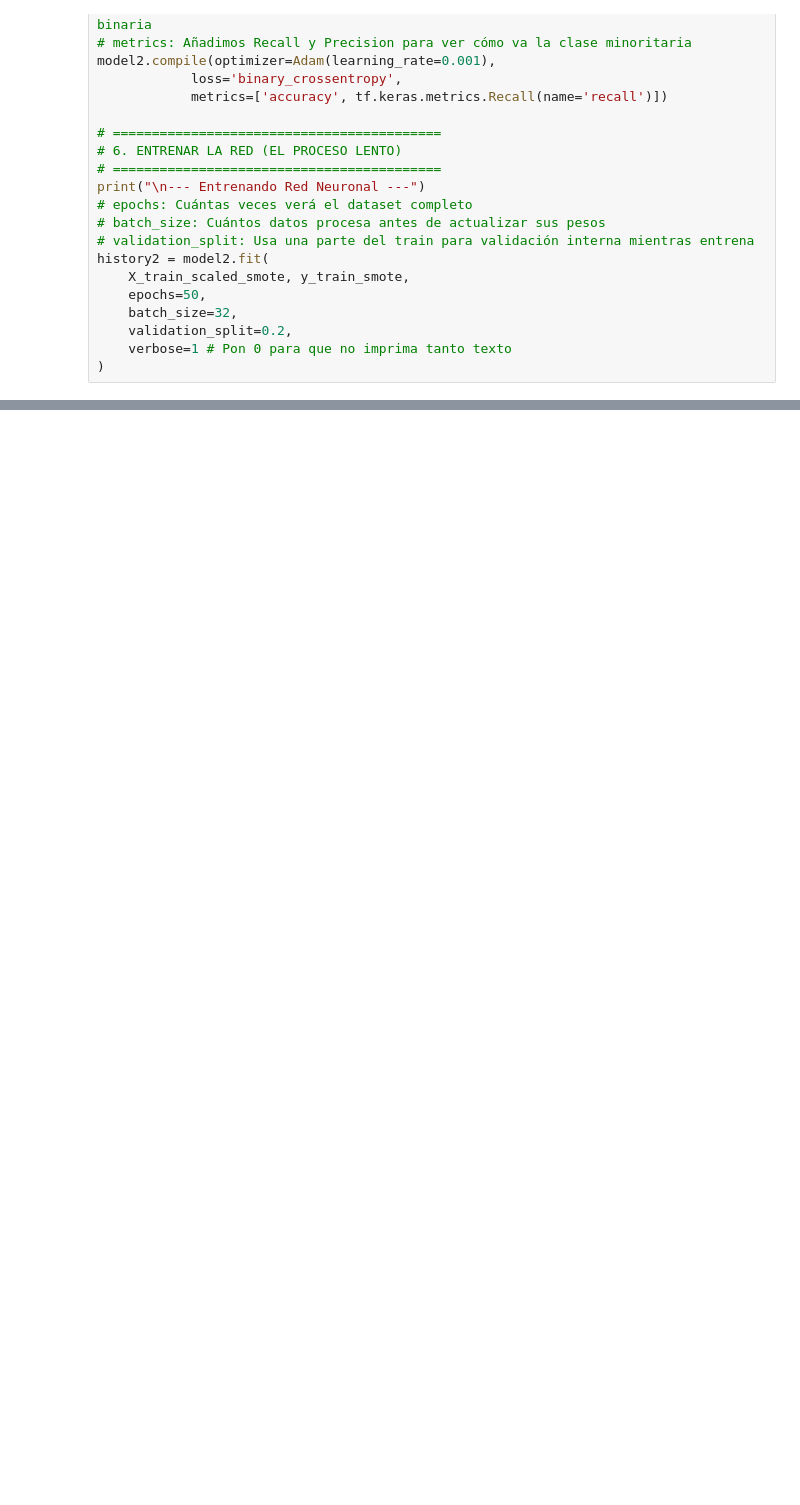
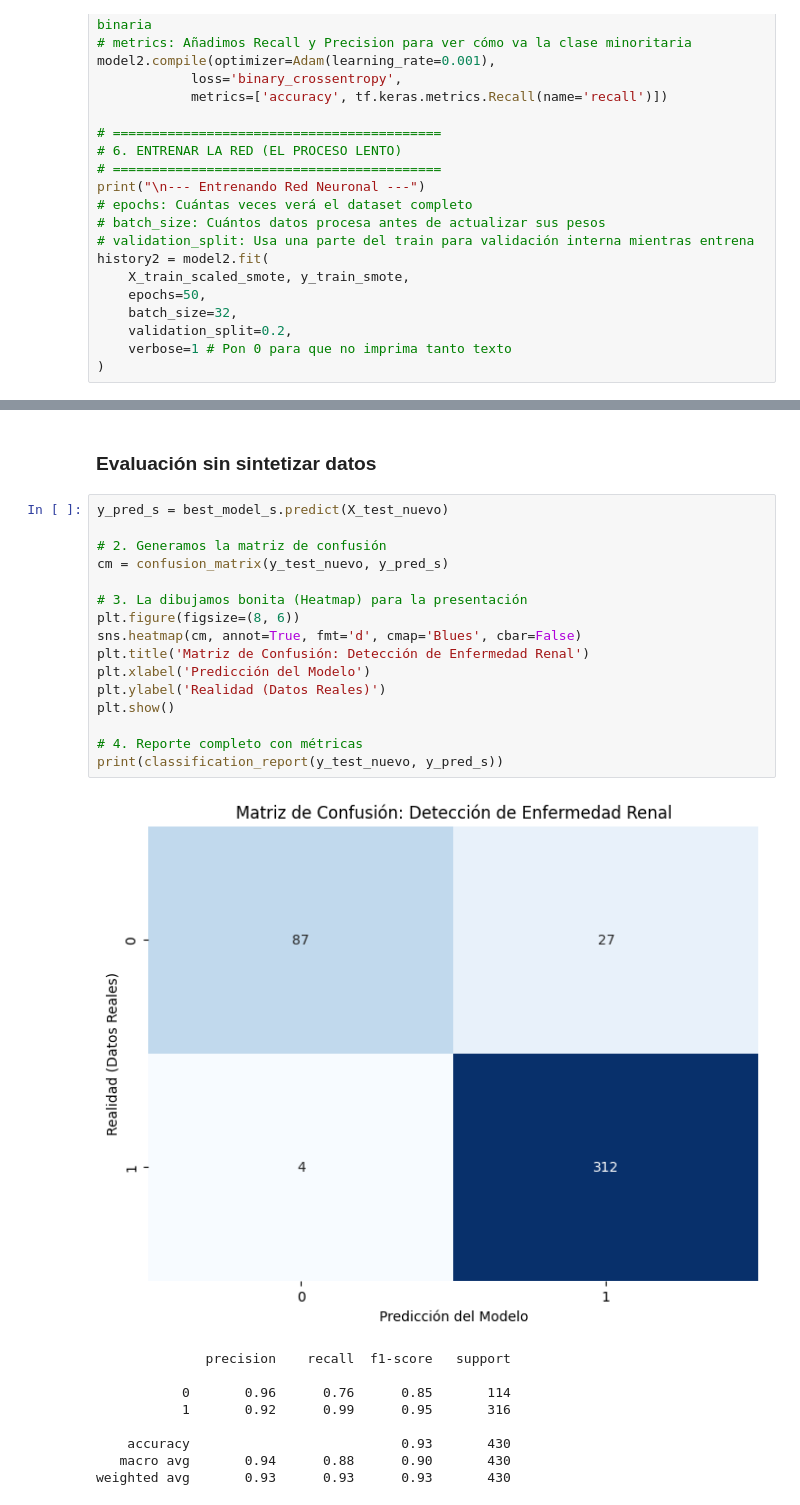
Before and after one commit to Edgarfevi/hackathon_salud, a Jupyter notebook: datos_e_ia.ipynb, the cells around one changed output, grey strips where cells are left out. Saved outputs shown, nothing was run; the diff lists cells and outputs as text; blank space fills up the shorter version.

```diff
--- a/datos_e_ia.ipynb
+++ b/datos_e_ia.ipynb
@@ -428,0 +556,28 @@ weighted avg       0.89      0.90      0.89       332
+# %% [markdown]
+### Evaluación sin sintetizar datos
+# %%
+y_pred_s = best_model_s.predict(X_test_nuevo)
+
+# 2. Generamos la matriz de confusión
+cm = confusion_matrix(y_test_nuevo, y_pred_s)
+
+# 3. La dibujamos bonita (Heatmap) para la presentación
+plt.figure(figsize=(8, 6))
+sns.heatmap(cm, annot=True, fmt='d', cmap='Blues', cbar=False)
+plt.title('Matriz de Confusión: Detección de Enfermedad Renal')
+plt.xlabel('Predicción del Modelo')
+plt.ylabel('Realidad (Datos Reales)')
+plt.show()
+
+# 4. Reporte completo con métricas
+print(classification_report(y_test_nuevo, y_pred_s))
+# %% [output]
+[figure, added]
+              precision    recall  f1-score   support
+
+           0       0.96      0.76      0.85       114
+           1       0.92      0.99      0.95       316
+
+    accuracy                           0.93       430
+   macro avg       0.94      0.88      0.90       430
+weighted avg       0.93      0.93      0.93       430
```
Also changed, not shown: parts of 28 cells of this notebook.
